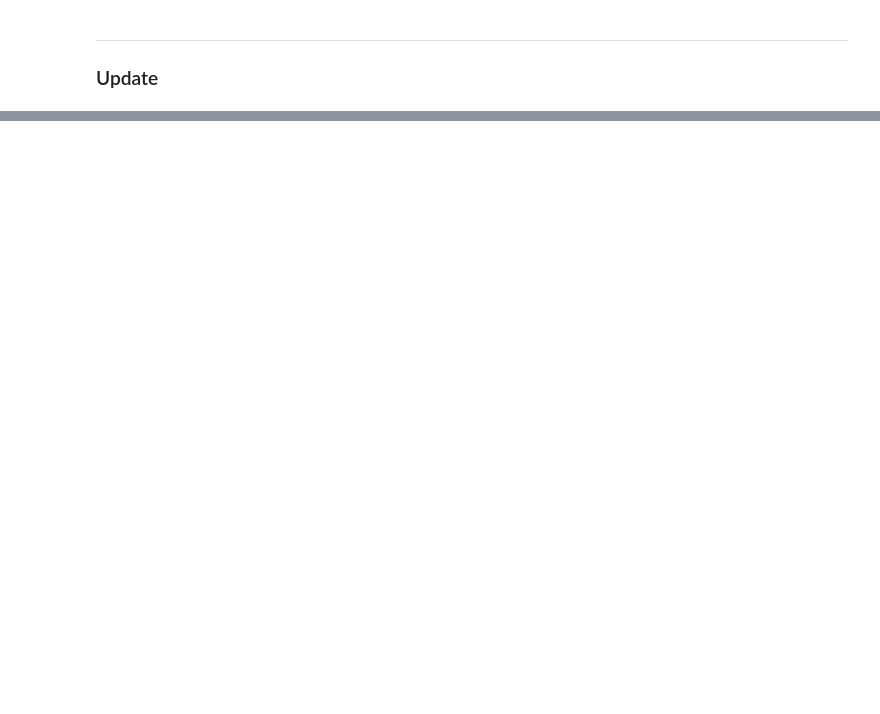
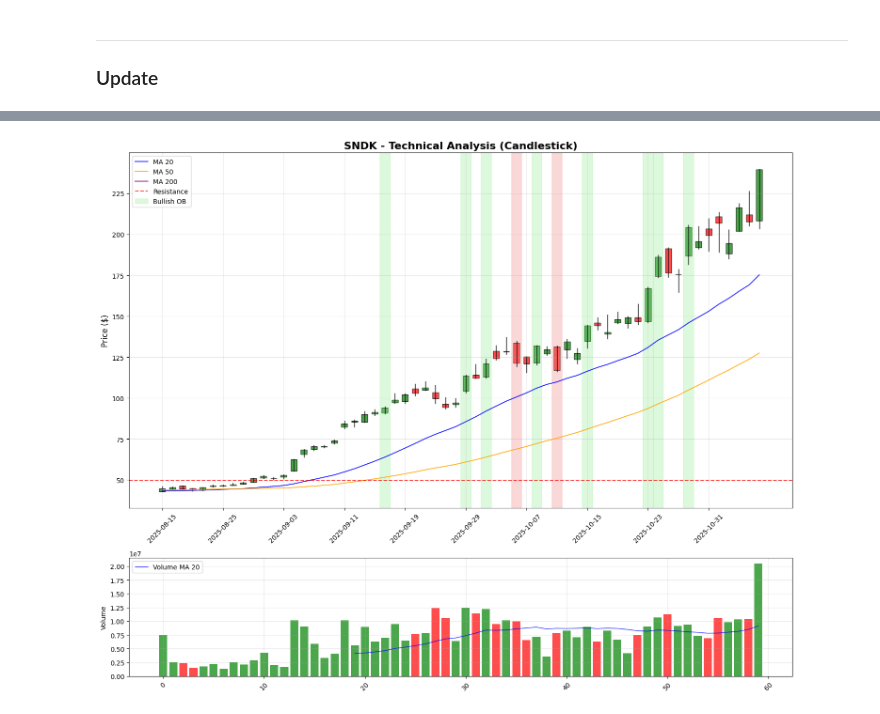
Before and after one commit to KevinCheung830/yh-fin-visualize, a Jupyter notebook: stock_analysis.ipynb, the cells around one changed output, grey strips where cells are left out. Drawn from its saved outputs; the diff is of its cells as text; code cells hidden in the pictures; blank space fills up the shorter version.

```diff
--- a/stock_analysis.ipynb
+++ b/stock_analysis.ipynb
@@ -968,0 +851,85 @@ High volume concentration at: $201.84
+# %%
+def main():
+    # Analyze Apple stock
+    analyzer = StockAnalysisTool("SNDK", "6mo")
+
+    # Generate comprehensive report
+    report = analyzer.create_comprehensive_report()
+
+    print("=== STOCK ANALYSIS REPORT ===")
+    print(f"Symbol: {report['symbol']}")
+    print(f"Current Price: ${report['current_price']:.2f}")
+    print(f"Trend: {report['trend']}")
+    print(f"\nSupport Levels: {[f'${level:.2f}' for level in report['support_levels']]}")
+    print(f"Resistance Levels: {[f'${level:.2f}' for level in report['resistance_levels']]}")
+    print(f"\nTrading Signals:")
+    for signal in report['trading_signals']:
+        print(f"  - {signal}")
+    print(f"\n{report['volume_analysis']}")
+
+    # Plot candlestick analysis
+    analyzer.plot_candlestick_analysis(60)  # Last 60 days
+
+    # Plot volume profile separately
+    analyzer.plot_volume_profile()
+
+# Advanced pattern detection with candlestick patterns
+class CandlestickPatterns:
+    def __init__(self, stock_analyzer):
+        self.analyzer = stock_analyzer
+        self.data = stock_analyzer.data
+
+    def detect_doji(self, threshold=0.1):
+        """Detect Doji candlestick patterns"""
+        doji_patterns = []
+
+        for i, (idx, row) in enumerate(self.data.iterrows()):
+            body_size = abs(row['Close'] - row['Open'])
+            total_range = row['High'] - row['Low']
+
+            if total_range > 0 and (body_size / total_range) < threshold:
+                doji_patterns.append({
+                    'date': idx,
+                    'type': 'doji',
+                    'price': (row['High'] + row['Low']) / 2
+                })
+
+        return doji_patterns
+
+    def detect_engulfing(self):
+        """Detect Bullish/Bearish Engulfing patterns"""
+        engulfing_patterns = []
+
+        for i in range(1, len(self.data)):
+            current = self.data.iloc[i]
+            previous = self.data.iloc[i-1]
+
+            # Bullish engulfing
+            if (current['Close'] > current['Open'] and  # Current is bullish
+                previous['Close'] < previous['Open'] and  # Previous is bearish
+                current['Open'] < previous['Close'] and   # Current opens below previous close
+                current['Close'] > previous['Open']):     # Current closes above previous open
+
+                engulfing_patterns.append({
+                    'date': self.data.index[i],
+                    'type': 'bullish_engulfing',
+                    'price': current['Close']
+                })
+
+            # Bearish engulfing
+            elif (current['Close'] < current['Open'] and  # Current is bearish
+                  previous['Close'] > previous['Open'] and  # Previous is bullish
+                  current['Open'] > previous['Close'] and   # Current opens above previous close
+                  current['Close'] < previous['Open']):     # Current closes below previous open
+
+                engulfing_patterns.append({
+                    'date': self.data.index[i],
+                    'type': 'bearish_engulfing',
+                    'price': current['Close']
+                })
+
+        return engulfing_patterns
+
+
+main()
+# %% [output]
@@ -968,0 +949 @@ High volume concentration at: $201.84
+[figure, added]
```
Also changed, not shown: parts of 4 cells of this notebook, 1 other file.
